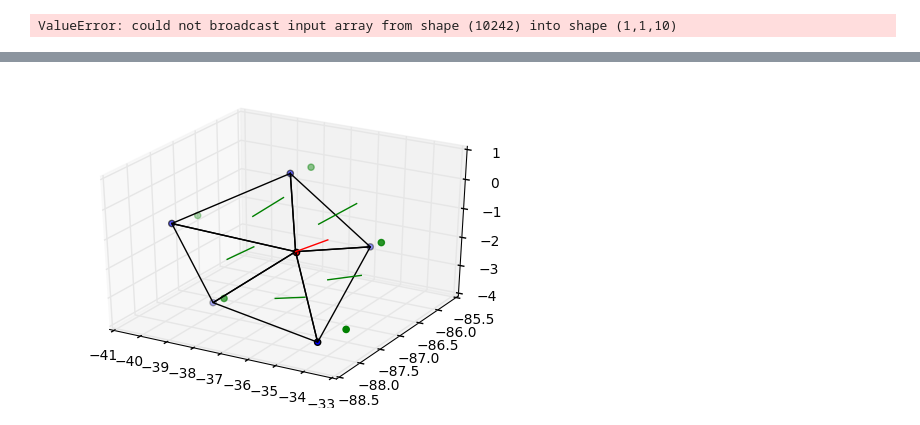
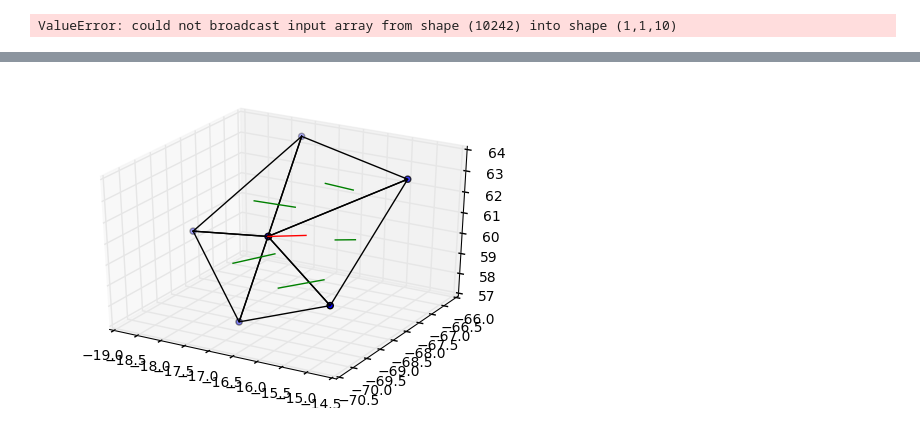
Before and after one commit to melanieganz/5HT_clustering, a Jupyter notebook: clustering_analysis.ipynb, the cells around one changed output, grey strips where cells are left out. Drawn from its saved outputs; the diff is of its cells as text; code cells hidden in the pictures.

Commit message:
Gradient code completed. Added surface visualization functions

```diff
--- a/clustering_analysis.ipynb
+++ b/clustering_analysis.ipynb
@@ -65,5 +64,5 @@ targ_list=['fsaverage5']
 for targ in targ_list:
     for hemi in hemi_type:
         mu.fs_create_cortex_mask(subjects_dir,targ,hemi,validate=True,verbose=True,
-                                 save_out=opj(masks_data,targ+'.'+hemi))
+                                 save_out=opj(surf_data,'mask.'+targ+'.'+hemi))
 # %% [output]
@@ -349,18 +324,11 @@ for tracer in tracers:
     np.savez(opj(MFA_data,tracer,'bootstrap.data.' +  targ +'.sm' + sm),Zboot,Sboot,sig)
 
     # Save out mean Z maps and significant vertices as surface overlays
-    nprev=0
-    nnext=0
-    for hemi in hemi_type:
-        nprev=nnext
-        nnext=nprev+sum(hemi_mask[hemi])
-        wimg=np.zeros([1,len(hemi_mask[hemi]),1,Kmax])
-        wimg[0,hemi_mask[hemi],0,:] = Zboot.mean(axis=1)[nprev:nnext,:]
-        nib.save(nib.Nifti1Image(wimg, np.eye(4)), opj(MFA_data,tracer,
-             'bootstrap.Zmean.' + hemi + '.' + targ + '.sm' + sm + '.nii.gz'))
-        wimg[0,hemi_mask[hemi],0,:] = sig[nprev:nnext,:]
-        nib.save(nib.Nifti1Image(wimg, np.eye(4)), opj(MFA_data,tracer,
-             'bootstrap.sig.' + hemi + '.' + targ + '.sm' + sm + '.nii.gz')
+    fmask=[opj(surf_data,targ,hemi) for hemi in hemi_type]
+    fname=opj(MFA_data,tracer,'bootstrap.Zmean.' + hemi + '.' + targ + '.sm' + sm + '.nii.gz')
+    mu.fs_save_surf_data( Zboot.mean(axis=1),fname,mask=fmask,verbose=True)
+    fname=opj(MFA_data,tracer,'bootstrap.sig.' + hemi + '.' + targ + '.sm' + sm + '.nii.gz')
+    mu.fs_save_surf_data(sig,fname,mask=fmask,verbose=True)
 # %%
 # Perform split-half evaluation the reproducibility of the MFA components
 
@@ -801,23 +759,22 @@ matplotlib.pyplot.show()
 import matplotlib.pyplot
 from mpl_toolkits.mplot3d import Axes3D
 
-nv=6 # Select vertice
+nv=1 # Select vertice
 fname=opj(subjects_dir,'fsaverage5','surf','lh.pial')
-vertices,position=mu.fs_read_surf(fname)
-faces=np.where(np.sum(vertices==nv,axis=1)>=1)[0]
+faces,position=mu.fs_read_surf(fname)
+vertices=np.where(np.sum(faces==nv,axis=1)>=1)[0]
 
 fig = matplotlib.pyplot.figure()
 ax  = fig.add_subplot(111, projection = '3d')
 
-faces=np.where(np.sum(vert==nv,axis=1)>=1)[0]
-pts=np.unique(vertices[faces,:])
-pts=pts[pts!=nv]
+faces_ind=np.where(np.sum(faces==nv,axis=1)>=1)[0] # Extract rows for each faces containing the current vertice
+pts=np.unique(faces[faces_ind,:])
 
 # Plot triangles contour
-for nf in np.arange(0,faces.shape[0]):
-    x=position[vertices[faces[nf],[0,1,2,0]],0]
-    y=position[vertices[faces[nf],[0,1,2,0]],1]
-    z=position[vertices[faces[nf],[0,1,2,0]],2]
+for nf in faces_ind:
+    x=position[faces[nf,[0,1,2,0]],0]
+    y=position[faces[nf,[0,1,2,0]],1]
+    z=position[faces[nf,[0,1,2,0]],2]
     ax.plot(x,y,z, color = 'k')
 
 # Plot points
@@ -825,27 +782,26 @@ ax.scatter(position[pts,0], position[pts,1], position[pts,2])
 ax.scatter(position[nv,0], position[nv,1], position[nv,2],c='r')
 
 # Plot normals
-fnorm=np.ndarray([len(faces),3])
 midface=np.ndarray([len(faces),3])
+fnorm=np.ndarray([len(faces_ind),3])
 nn=0
-for nf in faces:
-    ind=np.where(vertices[nf,:]==nv)[0]
+for nf in faces_ind:
+    ind=np.where(faces[nf,:]==nv)[0]
     if ind==0:
-        fnorm[nn,:]=np.cross(position[vertices[nf,2],:]-position[vertices[nf,0],:],
-                            position[vertices[nf,1],:]-position[vertices[nf,0],:])
+        fnorm[nn,:]=np.cross(position[faces[nf,2],:]-position[faces[nf,0],:],
+                    position[faces[nf,1],:]-position[faces[nf,0],:])
     elif ind==1:
-        fnorm[nn,:]=np.cross(position[vertices[nf,0],:]-position[vertices[nf,1],:],
-                            position[vertices[nf,2],:]-position[vertices[nf,1],:])
+        fnorm[nn,:]=np.cross(position[faces[nf,0],:]-position[faces[nf,1],:],
+                        position[faces[nf,2],:]-position[faces[nf,1],:])
     elif ind==2:
-        fnorm[nn,:]=np.cross(position[vertices[nf,1],:]-position[vertices[nf,2],:],
-                            position[vertices[nf,0],:]-position[vertices[nf,2],:])
-
-    midface[nn,:]=position[vertices[nf,:],:].mean(axis=0)
+        fnorm[nn,:]=np.cross(position[faces[nf,1],:]-position[faces[nf,2],:],
+                        position[faces[nf,0],:]-position[faces[nf,2],:])
+    midface[nn,:]=position[faces[nf,:],:].mean(axis=0)
     nn=nn+1
 
 fnorm=mu.normm(fnorm,axis=1)
 
-for nf in np.arange(0,len(faces)):
+for nf in np.arange(0,len(faces_ind)):
     x=[midface[nf,0],midface[nf,0]+fnorm[nf,0]];
     y=[midface[nf,1],midface[nf,1]+fnorm[nf,1]];
     z=[midface[nf,2],midface[nf,2]+fnorm[nf,2]];
@@ -858,40 +814,49 @@ z=[position[nv,2],position[nv,2]+mfnorm[2]];
 ax.plot(x,y,z,color = 'r')
 
 # Compute and plot project of each point onto the normal plane
-proj_pts=np.ndarray([len(pts),3])
+proj_pts=np.zeros([len(pts),3])
 px=position[pts,:]-position[nv,:]
-for npt in np.arange(0,len(pts)):
-    proj_pts[npt,:]=px[npt,:]-np.dot(px[npt,:],mfnorm)*mfnorm
+for pt in np.where(pts!=nv)[0]:
+    proj_pts[pt,:]=(px[pt,:]-np.dot(px[pt,:],mfnorm)*mfnorm)
+    proj_pts[pt,:]=proj_pts[pt,:]*(mu.norm_arclen(px[pt,:],mfnorm)/mu.vlen(proj_pts[pt,:]))
 x=position[nv,0]+proj_pts[:,0];
 y=position[nv,1]+proj_pts[:,1];
 z=position[nv,2]+proj_pts[:,2];
 ax.scatter(x,y,z,color = 'g')
-
 matplotlib.pyplot.show()
 
 # Find rotation of normal vector onto z-axis
 ez=np.array([0.,0.,1.])
-
 # Rotate along x-axis
 ax=mu.vec_angle(ez,np.array([0,mfnorm[1],mfnorm[2]]))
+if mfnorm[1]<0:
+    ax=-ax
+# Rotate along y-axis
 vrx,Rx=mu.rotate3d(mfnorm,ax,axis=0,compute=True,matrix=True)
-# Rotate along y-axis
 ay=mu.vec_angle(ez,vrx)
+if vrx[0]>0:
+    ay=-ay
 vz,Ry=mu.rotate3d(vrx,ay,axis=1,compute=True,matrix=True)
 
 # For sanity, check that snorm was well projected onto z-axis
-if not math.isclose(vz[0],0.0, abs_tol=1e-9) or not math.isclose(vz[1],0.0, abs_tol=1e-9):
+if (not math.isclose(vz[0],0.0, abs_tol=1e-9) or not math.isclose(vz[1],0.0, abs_tol=1e-9) or not
+    math.isclose(vz[2],1.0, abs_tol=1e-9)):
+    print(vz)
     raise ValueError('Normal vector was not well projected onto z-axis')
 
+proj2=np.transpose(np.dot(np.dot(Ry,Rx),np.transpose(proj_pts)))[:,[0,1]] # 2d matrix with rows as points and columns as x and y
 proj=np.transpose(np.dot(np.dot(Ry,Rx),np.transpose(proj_pts)))
 print(proj)
 
 fig = matplotlib.pyplot.figure()
 ax  = fig.add_subplot(111, projection = '3d')
 x=position[nv,0]+proj[:,0];
 y=position[nv,1]+proj[:,1];
 z=position[nv,2]+proj[:,2];
 ax.scatter(x,y,z,color = 'g')
 matplotlib.pyplot.show()
+
+print(mu.vlen(px))
+print(np.apply_along_axis(mu.norm_arclen,1,px,mfnorm))
 # %% [output]
-[figure, old version]
+[figure, new version]
```
Also changed, not shown: parts of 17 cells of this notebook, 1 other file.
